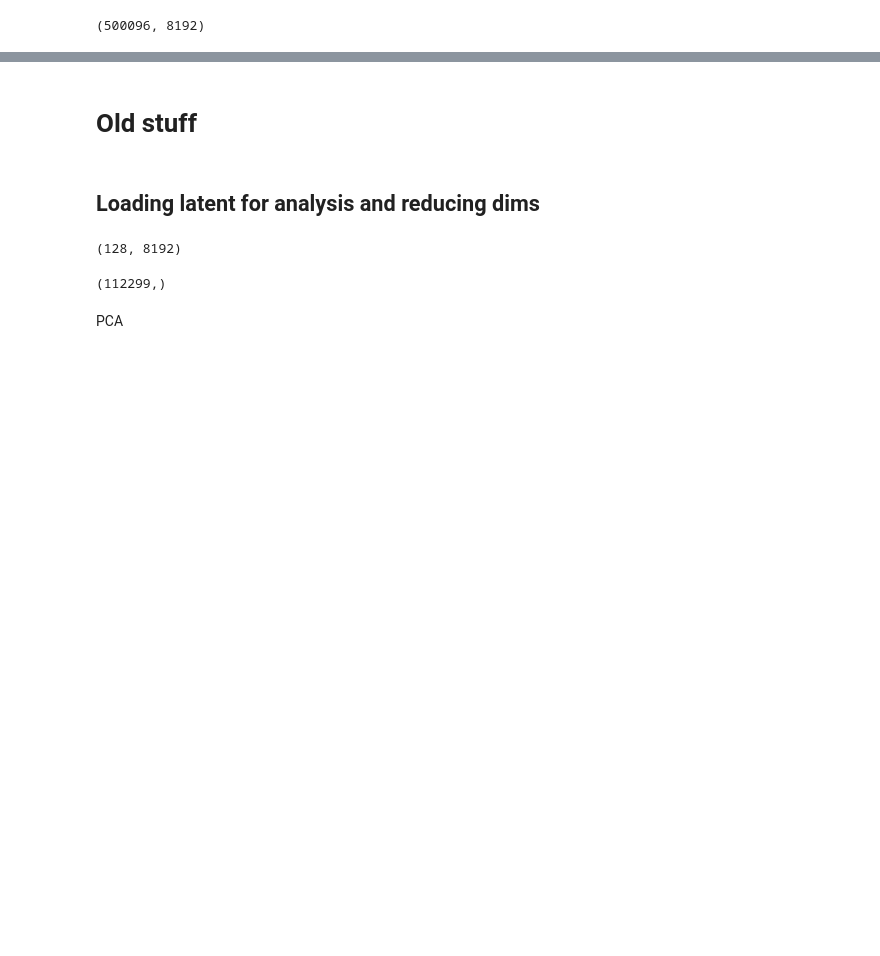
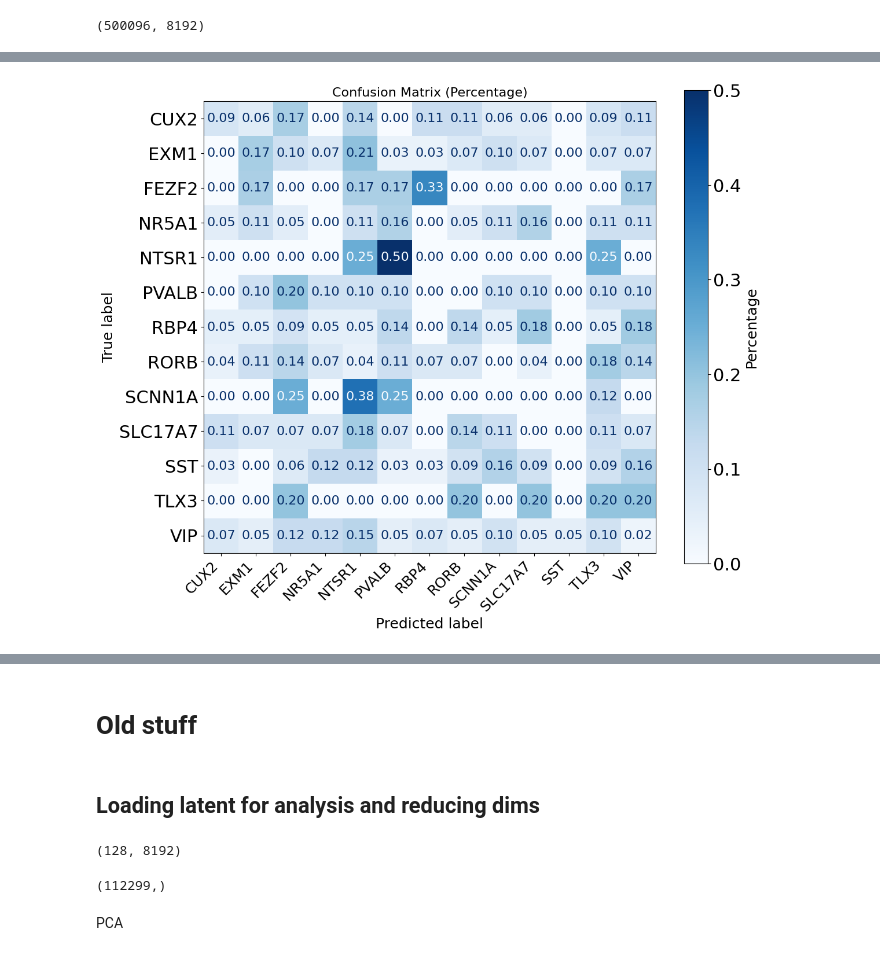
Before and after one commit to ynffsy/torch_brain, a Jupyter notebook: examples/capoyo/extract_latent.ipynb, the cells around one changed output, grey strips where cells are left out. Saved outputs shown, nothing was run; the diff lists cells and outputs as text; code cells hidden in the pictures; blank space fills up the shorter version.

Commit message:
everything ready besides dim reduction

```diff
--- a/examples/capoyo/extract_latent.ipynb
+++ b/examples/capoyo/extract_latent.ipynb
@@ -445,0 +606,46 @@ plt.show()
+# %%
+# Confusion Matrix
+cm = confusion_matrix(y_test_tensor, predicted)
+
+# Normalize the confusion matrix by dividing by the sum of each row (i.e., the true labels)
+cm_normalized = cm.astype('float') / cm.sum(axis=1)[:, np.newaxis]
+
+# Create a larger figure for better readability
+plt.figure(figsize=(12, 10))  # Adjust the figsize to your preference
+
+# creline map for custom labels
+creline_map = {
+    0: "CUX2",
+    1: "EXM1",
+    2: "FEZF2",
+    3: "NR5A1",
+    4: "NTSR1",
+    5: "PVALB",
+    6: "RBP4",
+    7: "RORB",
+    8: "SCNN1A",
+    9: "SLC17A7",
+    10: "SST",
+    11: "TLX3",
+    12: "VIP"
+}
+
+# Get the list of labels from the map (in order of index)
+labels = [creline_map[i] for i in range(len(creline_map))]
+
+# Plotting the confusion matrix with normalized percentages
+disp = ConfusionMatrixDisplay(confusion_matrix=cm_normalized, display_labels=labels)
+disp.plot(cmap=plt.cm.Blues, values_format=".2f", ax=plt.gca())  # Format values to show 2 decimal places
+
+# Adjusting title and colorbar labels
+plt.title('Confusion Matrix (Percentage)', fontsize=16)
+plt.gca().images[-1].colorbar.set_label('Percentage')
+
+# Adjust x and y ticks with the creline labels
+plt.xticks(rotation=45, ha='right')  # Rotate x-ticks for readability
+plt.tight_layout()  # Ensure everything fits without overlapping
+
+# Show the plot
+plt.show()
+# %% [output]
+[figure, added]
```
Also changed, not shown: parts of 33 cells of this notebook.
